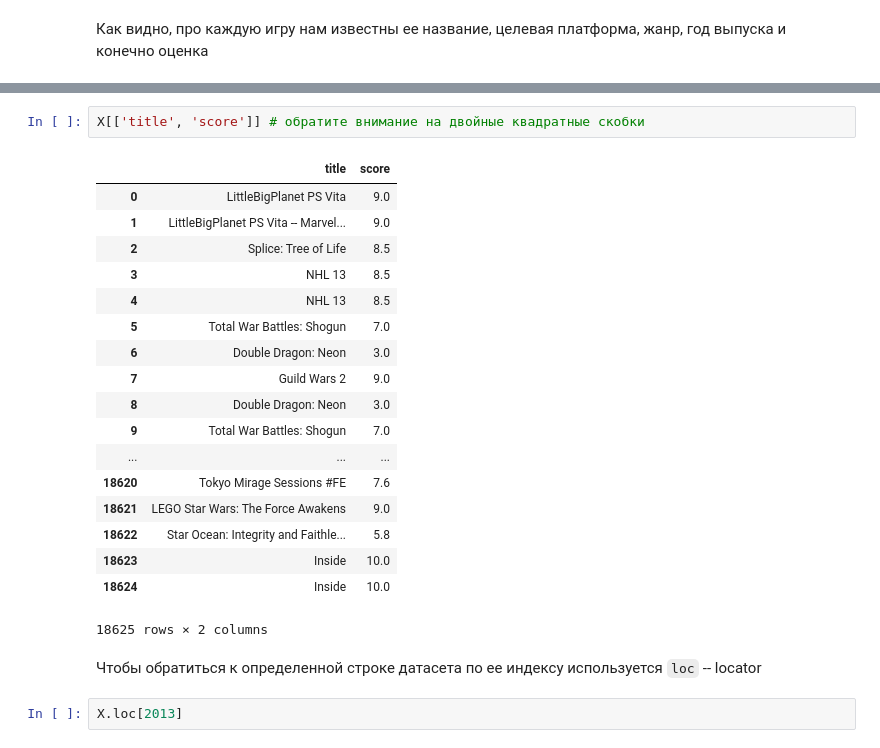
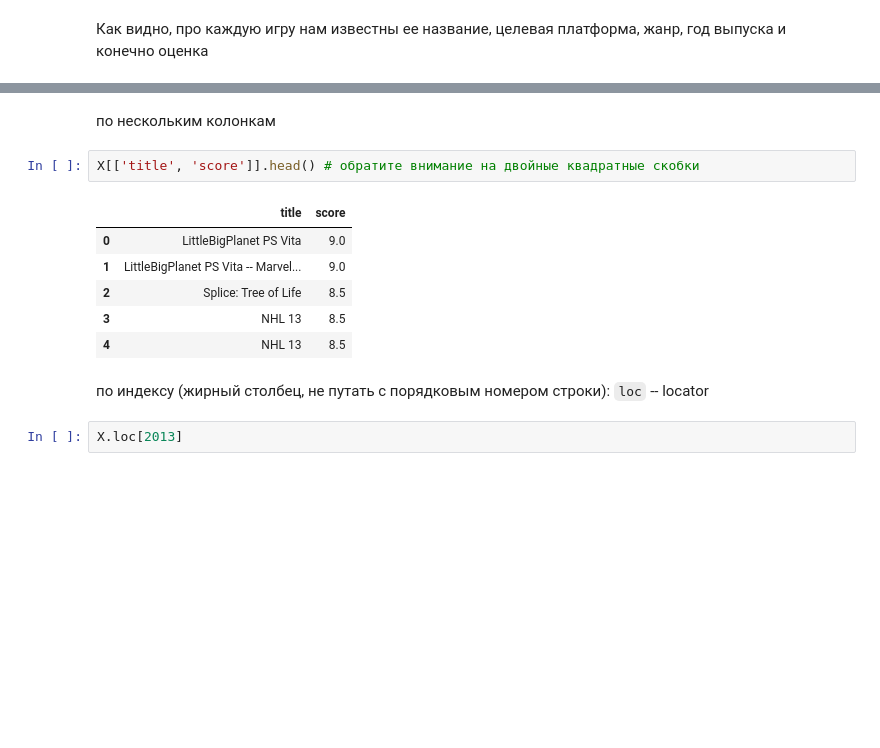
Before and after one commit to MrTsepa/SummerOlympSchool-MIPT-2018, a Jupyter notebook: Main.ipynb, the cells around one changed output, grey strips where cells are left out. Saved outputs shown, nothing was run; the diff lists cells and outputs as text; blank space fills up the shorter version.

```diff
--- a/Main.ipynb
+++ b/Main.ipynb
@@ -323,26 +314,16 @@ Name: title, Length: 18625, dtype: object
+# %% [markdown]
+по нескольким колонкам
 # %%
-X[['title', 'score']] # обратите внимание на двойные квадратные скобки
+X[['title', 'score']].head() # обратите внимание на двойные квадратные скобки
 # %% [output]
 |  | title | score |
 | 0 | LittleBigPlanet PS Vita | 9.0 |
 | 1 | LittleBigPlanet PS Vita -- Marvel... | 9.0 |
 | 2 | Splice: Tree of Life | 8.5 |
 | 3 | NHL 13 | 8.5 |
 | 4 | NHL 13 | 8.5 |
-| 5 | Total War Battles: Shogun | 7.0 |
-| 6 | Double Dragon: Neon | 3.0 |
-| 7 | Guild Wars 2 | 9.0 |
-| 8 | Double Dragon: Neon | 3.0 |
-| 9 | Total War Battles: Shogun | 7.0 |
-| ... | ... | ... |
-| 18620 | Tokyo Mirage Sessions #FE | 7.6 |
-| 18621 | LEGO Star Wars: The Force Awakens | 9.0 |
-| 18622 | Star Ocean: Integrity and Faithle... | 5.8 |
-| 18623 | Inside | 10.0 |
-| 18624 | Inside | 10.0 |
-18625 rows × 2 columns
-# %% [markdown]
-Чтобы обратиться к определенной строке датасета по ее индексу используется `loc` -- locator
+# %% [markdown]
+по индексу (жирный столбец, не путать с порядковым номером строки): `loc` -- locator
 # %%
 X.loc[2013]
 # %% [output]
```
Also changed, not shown: parts of 15 cells of this notebook.
